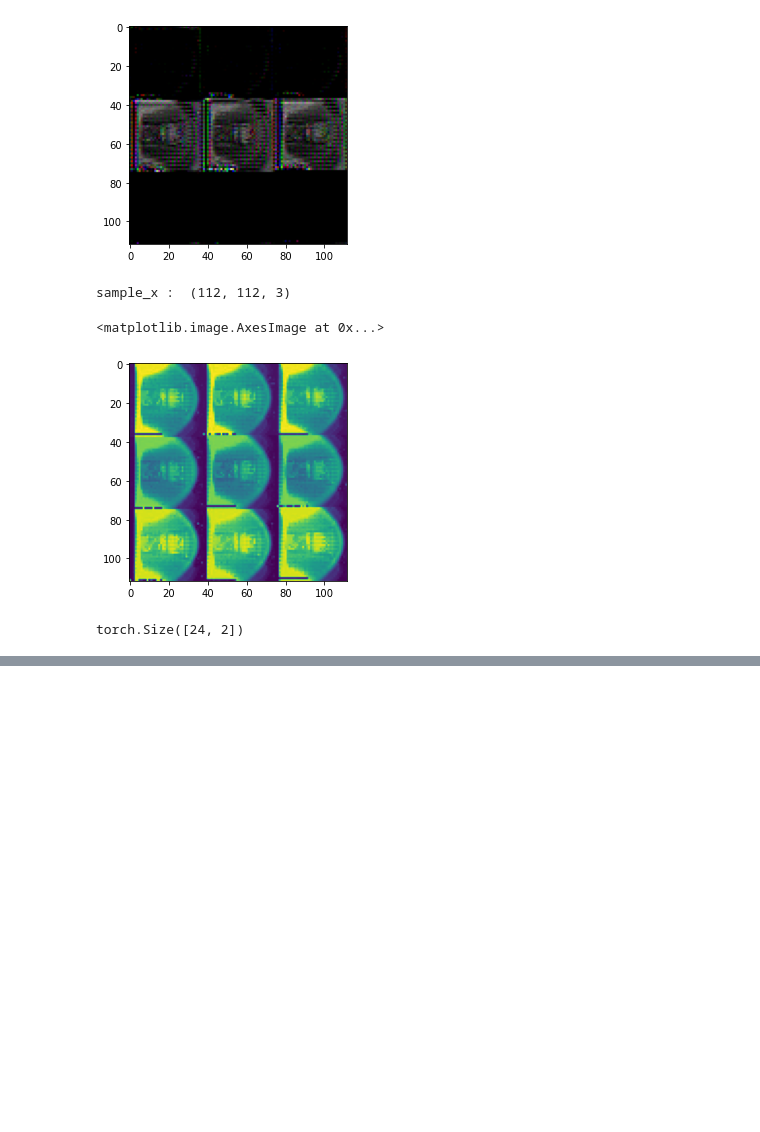
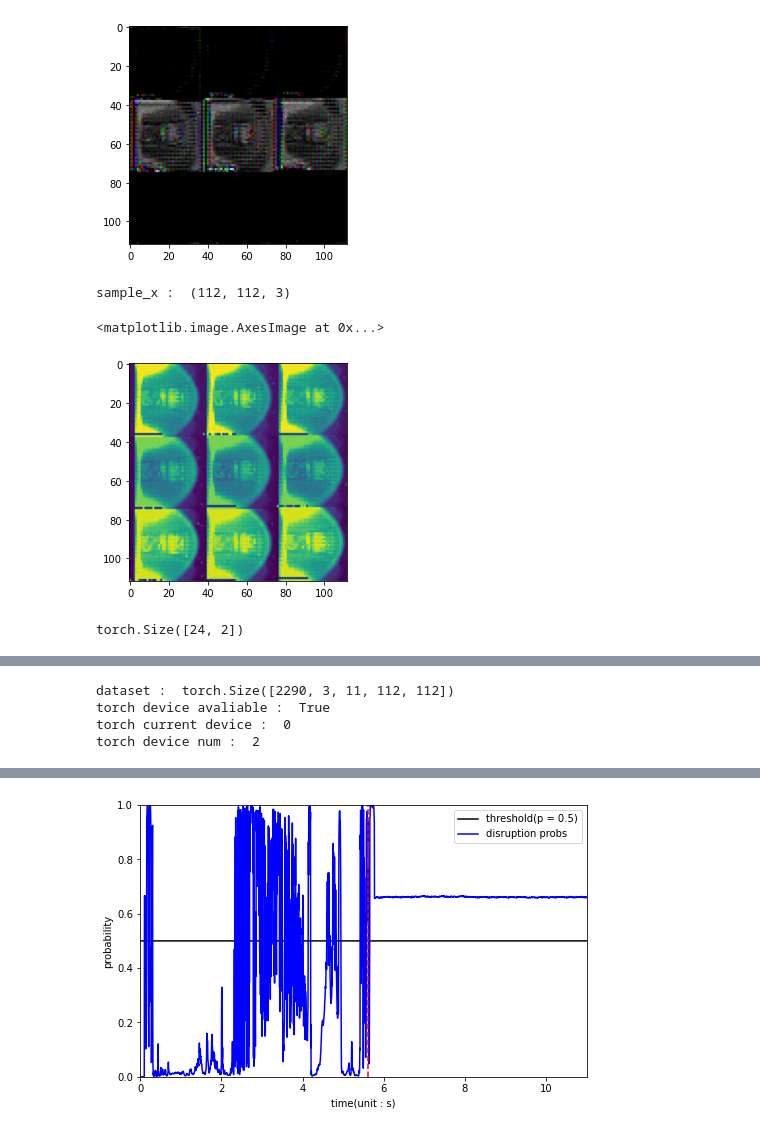
Before and after one commit to ZINZINBIN/Disruption-Prediciton-based-on-Multimodal-Deep-Learning, a Jupyter notebook: test.ipynb, the cells around one changed output, grey strips where cells are left out. Saved outputs shown, nothing was run; the diff lists cells and outputs as text; code cells hidden in the pictures; blank space fills up the shorter version.

```diff
--- a/test.ipynb
+++ b/test.ipynb
@@ -690,0 +714,75 @@ probs = generate_prob_curve(dataset, model, batch_size = 16, device = device)
+# %%
+import gc
+from src.utils.utility import generate_prob_curve, video2tensor
+
+gc.collect()
+
+video_path = "./dataset/raw_videos/raw_videos/021367tv01.avi"
+shot_list_dir = "./dataset/KSTAR_Disruption_Shot_List.csv"
+shot_number = 21367
+clip_len = 21
+dist_frame = 10
+
+dataset = video2tensor(
+    video_path,
+    3,
+    clip_len,
+    112,
+)
+
+dataset = dataset[:,:,0::2,:,:]
+
+print("dataset : ", dataset.size())
+
+import torch
+
+# torch device state
+print("torch device avaliable : ", torch.cuda.is_available())
+print("torch current device : ", torch.cuda.current_device())
+print("torch device num : ", torch.cuda.device_count())
+
+# torch cuda initialize and clear cache
+torch.cuda.init()
+torch.cuda.empty_cache()
+
+# device allocation
+if(torch.cuda.device_count() >= 1):
+    device = "cuda:1"
+else:
+    device = 'cpu'
+
+from src.models.model import SITSBertSpatialEncoder, SBERTDisruptionClassifier
+from src.models.transformer import SBERT
+
+video_encoder = SITSBertSpatialEncoder(
+    input_shape  = (3, int(clip_len / 2) + 1, 112, 112),
+    alpha  = 2,
+    layers = [1,2,2,1]
+)
+
+num_features = video_encoder.get_output_size()[-1]
+temporal_encoder = SBERT(
+    num_features = num_features, #18432,
+    hidden = 128,
+    n_layers = 4,
+    attn_heads = 8,
+    max_len  = int(clip_len / 2) + 1
+)
+
+model = SBERTDisruptionClassifier(
+    spatio_encoder = video_encoder,
+    sbert = temporal_encoder,
+    mlp_hidden = 128,
+    num_classes = 2
+)
+
+weight = "./weights/sbert_clip_21_dis_10_best.pt"
+model.load_state_dict(torch.load(weight))
+probs = generate_prob_curve(dataset, model, batch_size = 16, device = device, shot_list_dir = shot_list_dir, shot_number = shot_number, clip_len = int(clip_len / 2) + 1, dist_frame = dist_frame)
+
+model.cpu()
+# %% [output]
+dataset :  torch.Size([2290, 3, 11, 112, 112])
+torch device avaliable :  True
+torch current device :  0
+torch device num :  2
@@ -690,0 +806 @@ probs = generate_prob_curve(dataset, model, batch_size = 16, device = device)
+[figure, added]
```
Also changed, not shown: parts of 4 cells of this notebook, 12 other files.
